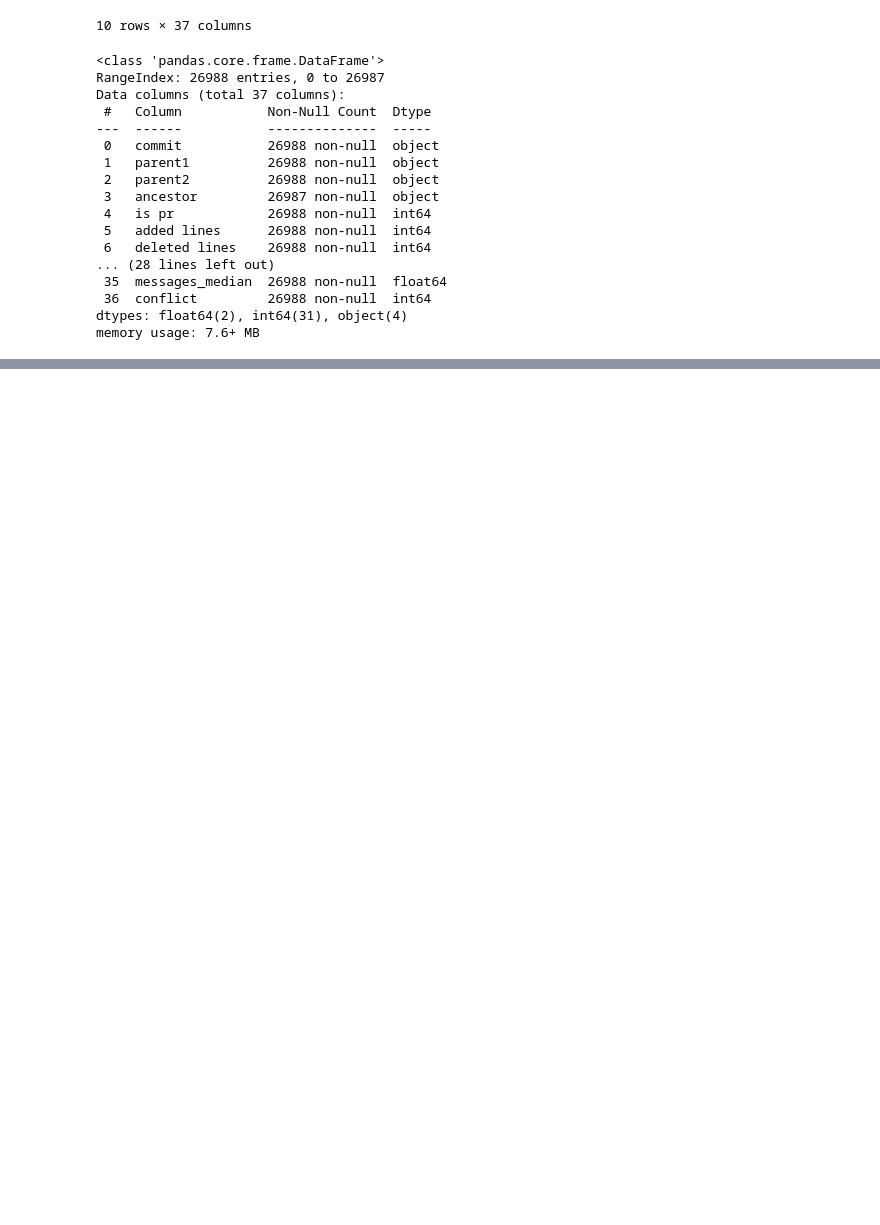
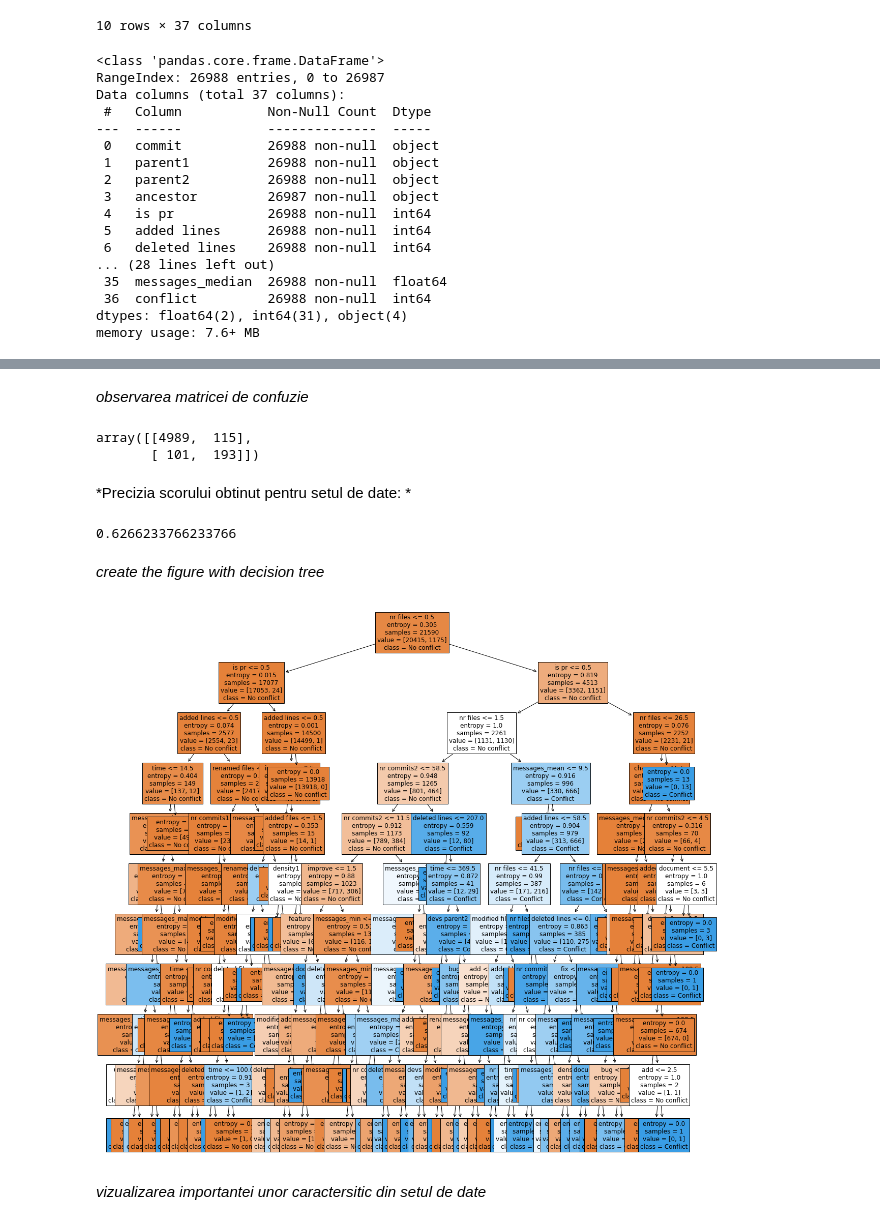
Before and after one commit to birlutiuclaudiu/PredictMergingConflicts, a Jupyter notebook: BirlutiuClaudiu.ipynb, the cells around one changed output, grey strips where cells are left out. Drawn from its saved outputs; the diff is of its cells as text; code cells hidden in the pictures; blank space fills up the shorter version.

Commit message:
added decision tree

```diff
--- a/BirlutiuClaudiu.ipynb
+++ b/BirlutiuClaudiu.ipynb
@@ -187,0 +342,6 @@ Len of train set 5398
+# %%
+#se va elimina coloana de conflict din setul de training
+train_data = train_data_set.drop('conflict', axis=1)
+#se vor extrage valorile din coloana conflict;
+train_labels = train_data_set['conflict'].copy()
+train_labels
@@ -187,0 +384,4 @@ Len of train set 5398
+# %%
+from sklearn.tree import DecisionTreeClassifier as dtc
+decision_tree = dtc(criterion='entropy', max_depth=10)
+decision_tree = decision_tree.fit(train_data, train_labels)
@@ -187,0 +428,30 @@ Len of train set 5398
+# %% [markdown]
+*observarea matricei de confuzie*
+# %%
+from sklearn.metrics import confusion_matrix
+confusion_matrix(test_labels, predictions, labels=[0,1])
+# %% [output]
+array([[4989,  115],
+       [ 101,  193]])
+# %% [markdown]
+*Precizia scorului obtinut pentru setul de date: *
+# %%
+from sklearn.metrics import precision_score
+precision_score(test_labels, predictions)
+# %% [output]
+0.6266233766233766
+# %% [markdown]
+*create the figure with decision tree*
+# %%
+from sklearn import tree
+from matplotlib import pyplot as plt
+#extragerea proprietatilor
+features_names = train_data.columns
+figure = plt.figure(figsize=(20,20))
+image= tree.plot_tree(decision_tree, feature_names=features_names, class_names={0:"No conflict", 1:"Conflict"},
+                  filled =True,
+                  fontsize=12)
+# %% [output]
+[figure, added]
+# %% [markdown]
+*vizualizarea importantei unor caractersitic din setul de date*
```
Also changed, not shown: parts of 58 cells of this notebook, 3 other files.
